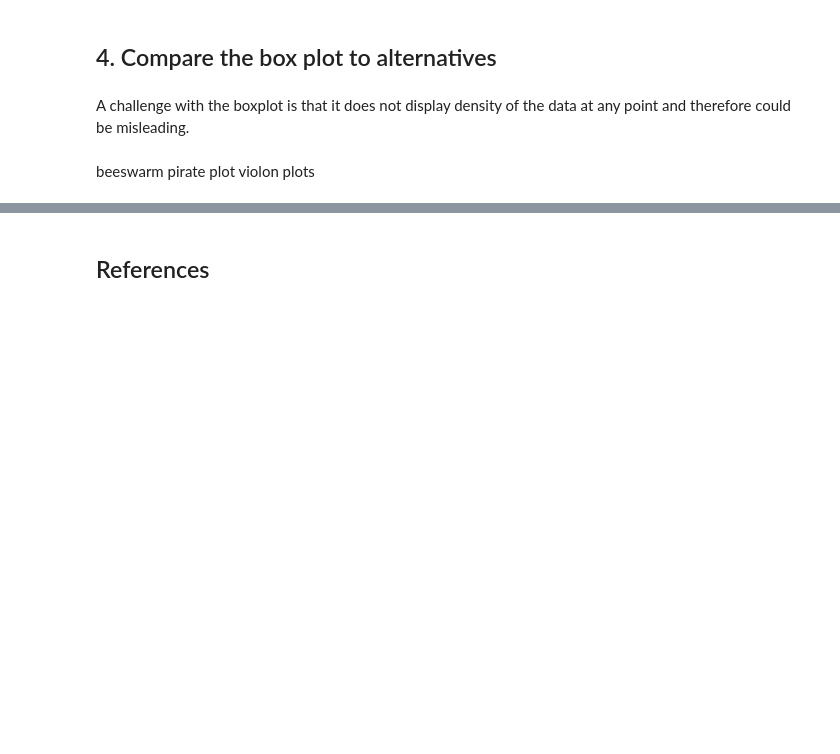
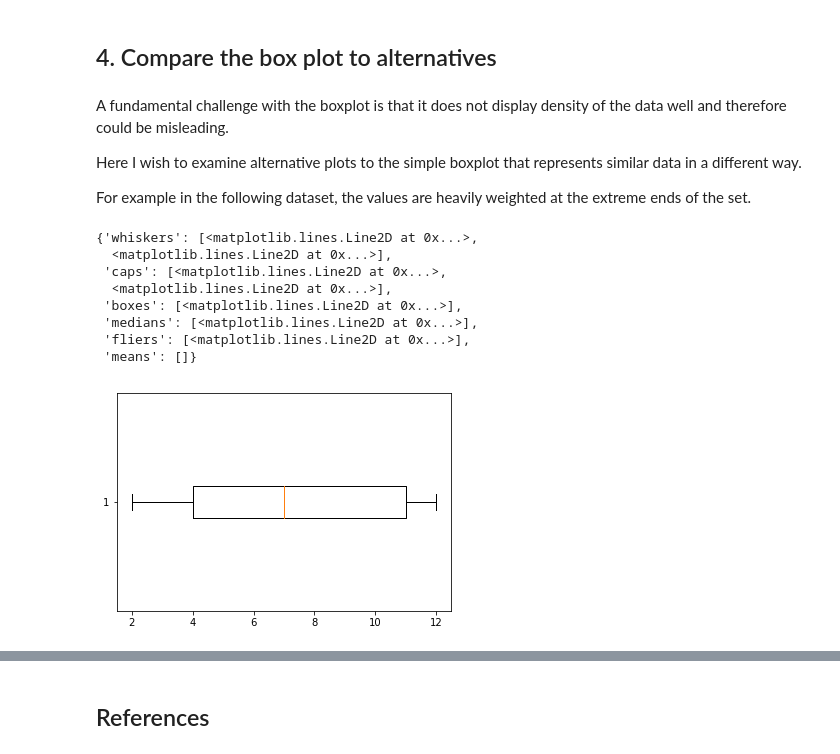
Before and after one commit to eimearbutler7/FundamentalsDA_Project, a Jupyter notebook: FundamentalsDA_Project.ipynb, the cells around one changed output, grey strips where cells are left out. Drawn from its saved outputs; the diff is of its cells as text; code cells hidden in the pictures; blank space fills up the shorter version.

```diff
--- a/FundamentalsDA_Project.ipynb
+++ b/FundamentalsDA_Project.ipynb
@@ -166,9 +186,23 @@ plt.show()
 # %% [markdown]
 ## 4. Compare the box plot to alternatives
 # %% [markdown]
-A challenge with the boxplot is that it does not display density of the data at any point and therefore could be misleading.
+A fundamental challenge with the boxplot is that it does not display density of the data well and therefore could be misleading.
+
+
+Here I wish to examine alternative plots to the simple boxplot that represents similar data in a different way.
+
+
+For example in the following dataset, the values are heavily weighted at the extreme ends of the set.
 # %%
-den = [2, 2, 2, 2, 2, 3, 4, 4, 5, 5, 6, 7, 7, 7, 8, 8, 8, 9, 11, 12, 12, 12, 12, 12, 12]
-plt.boxplot(den) #this boxplot looks reasonably distributed but in fact, as wil will see on the next graph, a signifiacnt number of values are actually in the "whiskers".
-
-#Source: https://matplotlib.org/api/_as_gen/matplotlib.pyplot.boxplot.html
+den = [2, 2, 2, 2, 2, 3, 4, 4, 5, 5, 6, 7, 7, 7, 8, 8, 8, 9, 11, 12, 12, 12, 12, 12, 12] #example dataset
+plt.boxplot(den, 0, 'rs', 0) #create a boxolot of this data    #Source: https://matplotlib.org/api/_as_gen/matplotlib.pyplot.boxplot.html
+# %% [output]
+{'whiskers': [<matplotlib.lines.Line2D at 0x...>,
+  <matplotlib.lines.Line2D at 0x...>],
+ 'caps': [<matplotlib.lines.Line2D at 0x...>,
+  <matplotlib.lines.Line2D at 0x...>],
+ 'boxes': [<matplotlib.lines.Line2D at 0x...>],
+ 'medians': [<matplotlib.lines.Line2D at 0x...>],
+ 'fliers': [<matplotlib.lines.Line2D at 0x...>],
+ 'means': []}
+[figure, added]
@@ -179,4 +208,0 @@ plt.hist(den) #plot histogram to show that a signifiacnt number of values are ac
-# %% [markdown]
-beeswarm
-pirate plot
-violon plots
```
Also changed, not shown: parts of 32 cells of this notebook.
